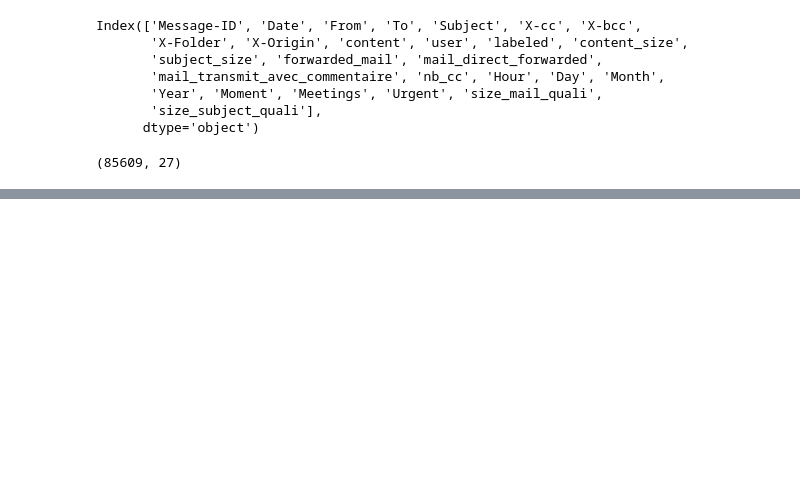
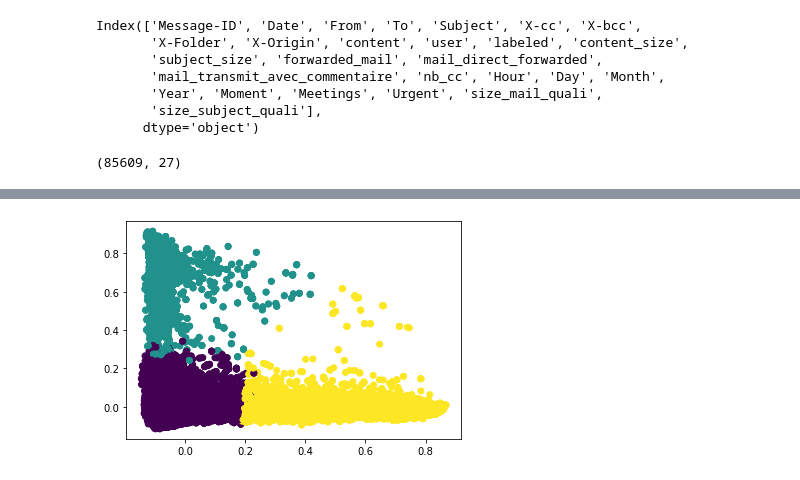
Before and after one commit to Rudy-balzano/ProjetDataScience, a Jupyter notebook: data_processing.ipynb, the cells around one changed output, grey strips where cells are left out. Drawn from its saved outputs; the diff is of its cells as text; code cells hidden in the pictures; blank space fills up the shorter version.

```diff
--- a/data_processing.ipynb
+++ b/data_processing.ipynb
@@ -60,0 +240,11 @@ test[test['Meetings']==True]
+# %%
+from sklearn.cluster import KMeans
+
+n_clusters = 3
+clf = KMeans(n_clusters=n_clusters, max_iter=100, init='k-means++', n_init=1)
+labels = clf.fit_predict(X)
+
+plt.scatter(coords[:, 0], coords[:, 1], c=labels)
+plt.show()
+# %% [output]
+[figure, added]
```
Also changed, not shown: parts of 23 cells of this notebook, 8 other files.
